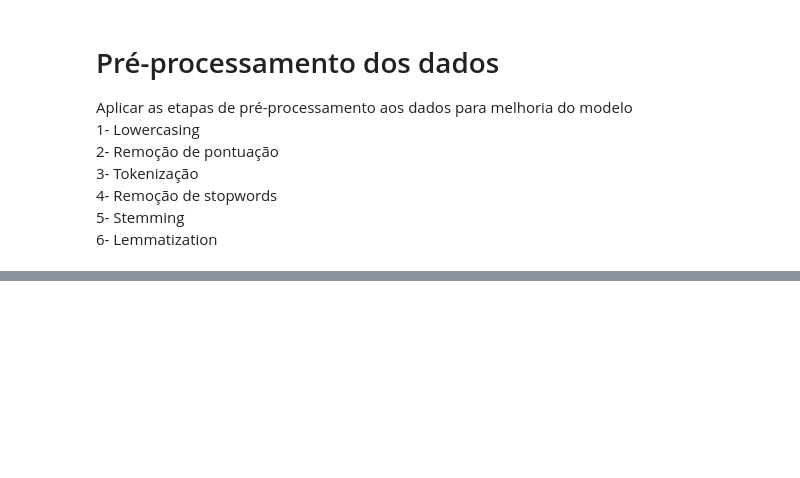
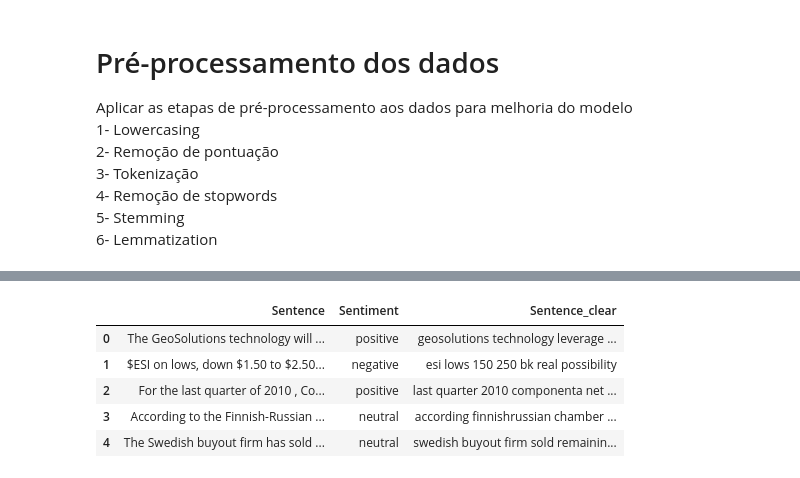
Before and after one commit to santluan/tcc-mba-usp, a Jupyter notebook: first_steps_sentiment_analysis.ipynb, the cells around one changed output, grey strips where cells are left out. Drawn from its saved outputs; the diff is of its cells as text; code cells hidden in the pictures; blank space fills up the shorter version.

```diff
--- a/first_steps_sentiment_analysis.ipynb
+++ b/first_steps_sentiment_analysis.ipynb
@@ -86,0 +162,15 @@ Aplicar as etapas de pré-processamento aos dados para melhoria do modelo
+# %%
+# Remoção de stopwords
+
+import nltk
+nltk.download('stopwords')
+from nltk.corpus import stopwords
+from nltk.tokenize import ToktokTokenizer
+
+tokenizer = ToktokTokenizer()
+stopwords = set(stopwords.words('english'))
+
+data['Sentence_clear'] = data['Sentence_clear'].apply(lambda x: ' '.join([word for word in tokenizer.tokenize(x) if word not in stopwords]))
+
+data.head()
+# %% [output]
@@ -86,0 +179,6 @@ Aplicar as etapas de pré-processamento aos dados para melhoria do modelo
+|  | Sentence | Sentiment | Sentence_clear |
+| 0 | The GeoSolutions technology will ... | positive | geosolutions technology leverage ... |
+| 1 | $ESI on lows, down $1.50 to $2.50... | negative | esi lows 150 250 bk real possibility |
+| 2 | For the last quarter of 2010 , Co... | positive | last quarter 2010 componenta net ... |
+| 3 | According to the Finnish-Russian ... | neutral | according finnishrussian chamber ... |
+| 4 | The Swedish buyout firm has sold ... | neutral | swedish buyout firm sold remainin... |
```
Also changed, not shown: parts of 20 cells of this notebook.
